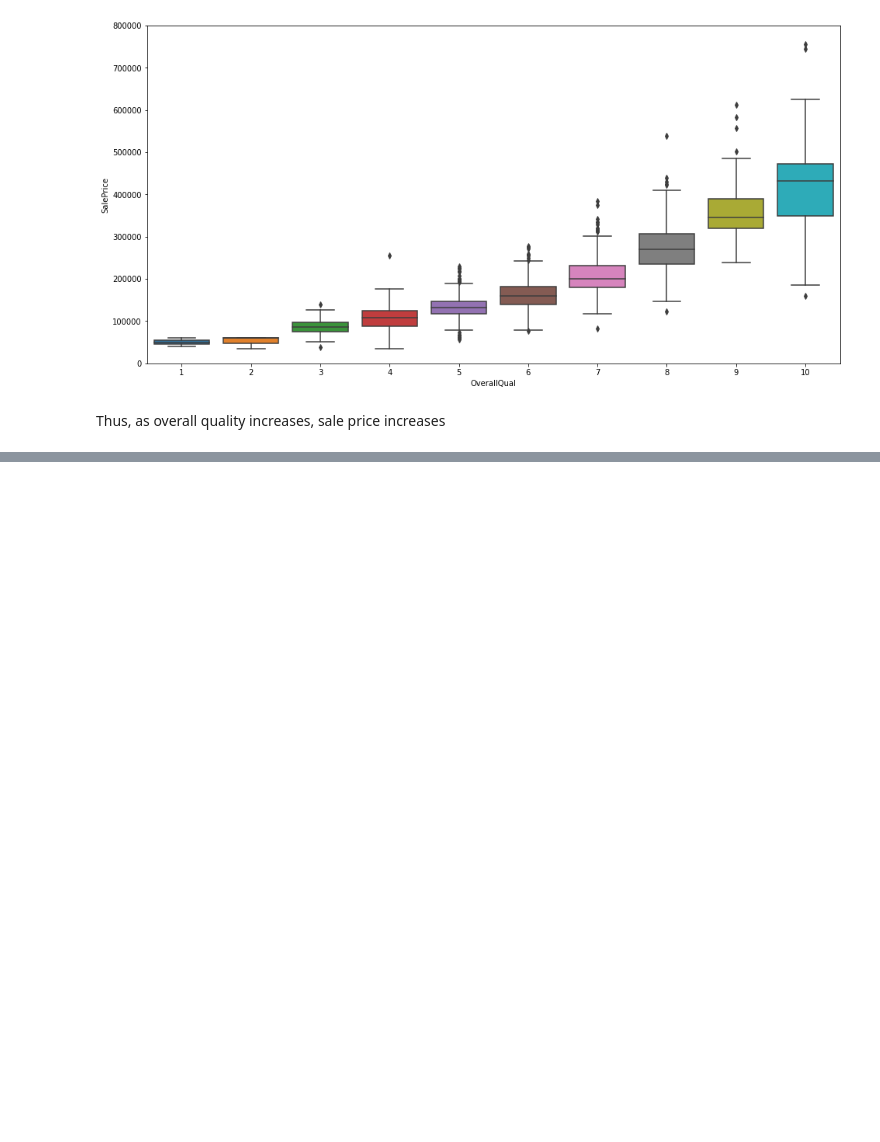
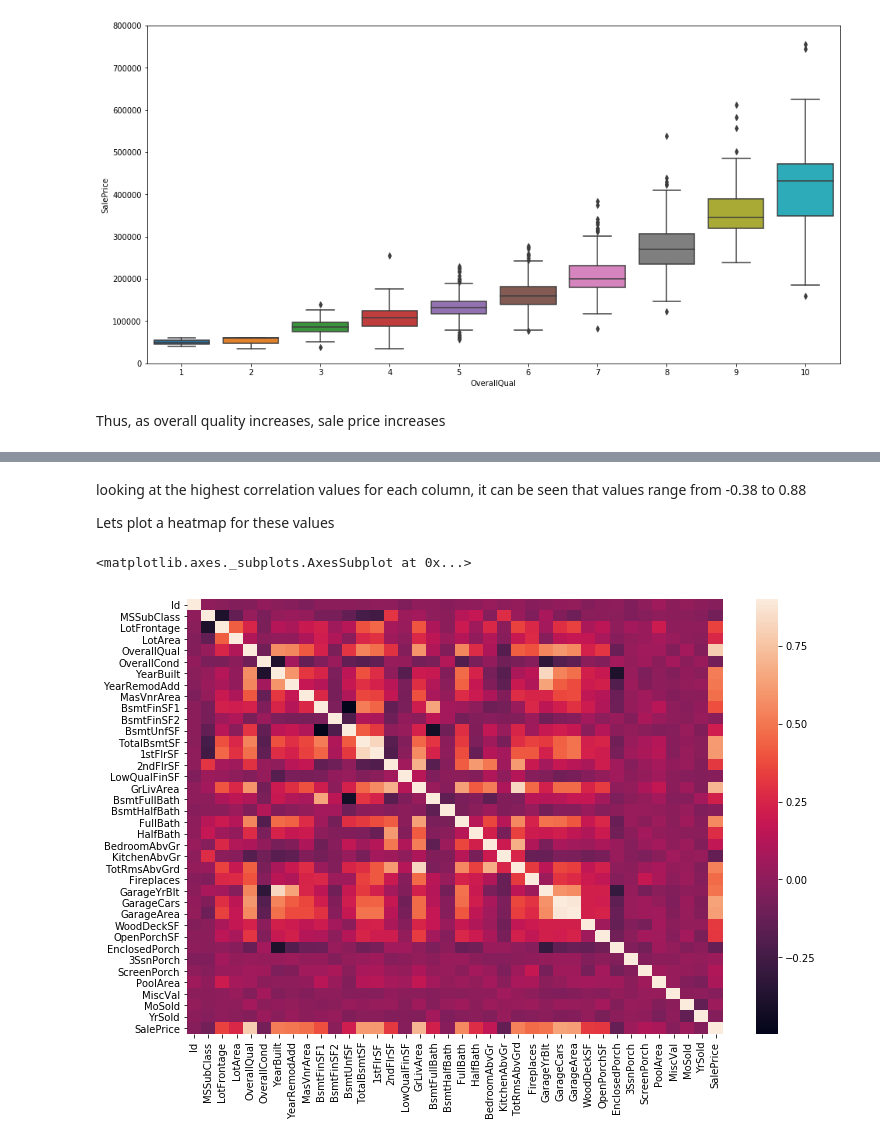
Before and after one commit to mPande92/Data-Exploration-in-python, a Jupyter notebook: Data Exploration using Python.ipynb, the cells around one changed output, grey strips where cells are left out. Cells and saved outputs as stored; diff of their text form; code cells hidden in the pictures; blank space fills up the shorter version.

```diff
--- a/Data Exploration using Python.ipynb
+++ b/Data Exploration using Python.ipynb
@@ -126,0 +148,7 @@ Thus, as overall quality increases, sale price increases
+# %%
+corrData = train.corr()
+maxData = (corrData[corrData != 1]).max()
+minData = corrData.min()
+
+minMaxData = pd.concat([maxData, minData], axis = 1).sort_values(by = 0, ascending = False)
+print(minMaxData)
@@ -126,0 +173,10 @@ Thus, as overall quality increases, sale price increases
+# %% [markdown]
+looking at the highest correlation values for each column, it can be seen that values range from -0.38 to 0.88
+
+Lets plot a heatmap for these values
+# %%
+f, ax = plt.subplots(figsize = (12, 8))
+sb.heatmap(corrData, vmax = 0.9)
+# %% [output]
+<matplotlib.axes._subplots.AxesSubplot at 0x...>
+[figure, added]
```
Also changed, not shown: parts of 8 cells of this notebook.
